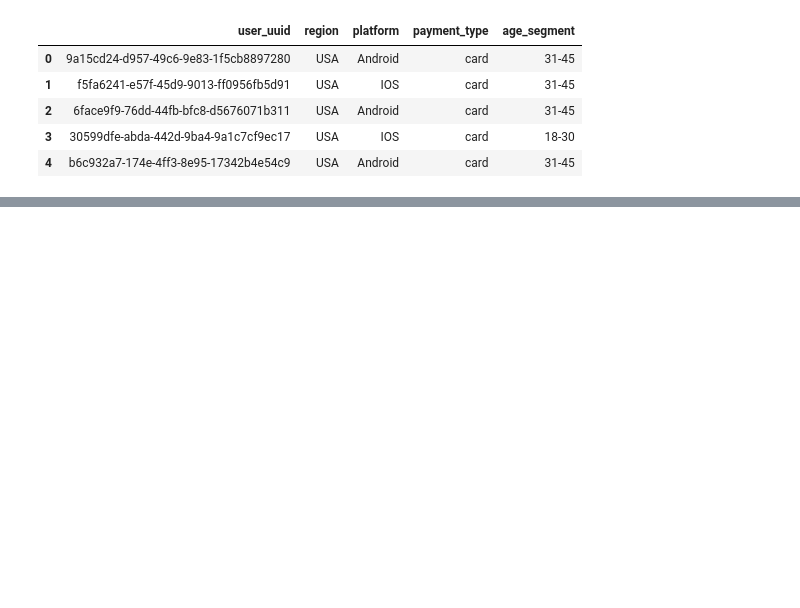
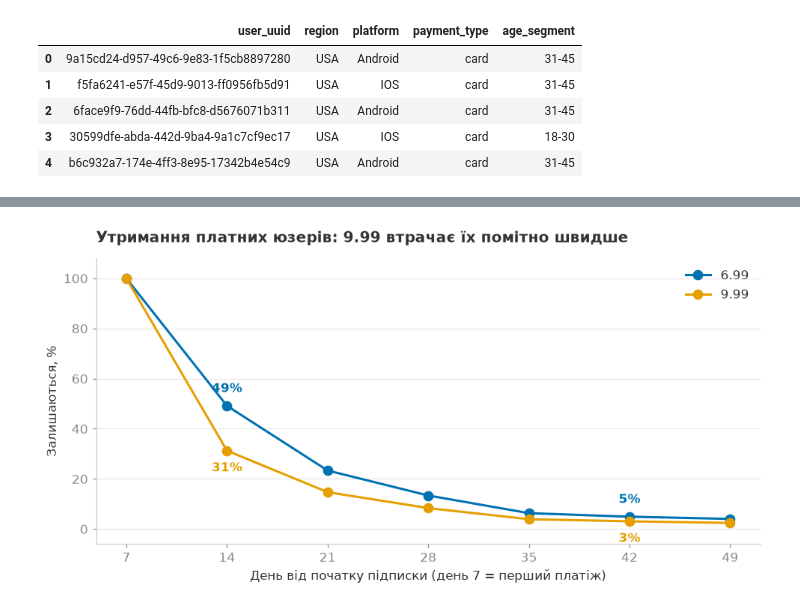
Before and after one commit to Trigger111/amo-case-nepop, a Jupyter notebook: amo_case_analysis.ipynb, the cells around one changed output, grey strips where cells are left out. Saved outputs shown, nothing was run; the diff lists cells and outputs as text; code cells hidden in the pictures; blank space fills up the shorter version.

```diff
--- a/amo_case_analysis.ipynb
+++ b/amo_case_analysis.ipynb
@@ -474,0 +708,17 @@ conclusion_task1.md
+# %%
+b = ltv.loc['weekly 6.99']; t = ltv.loc['weekly 9.99']
+pay_b, pay_t = b['списань_сер'], t['списань_сер']
+
+naive   = b['LTV'] * (9.99 / 6.99)                       # якби ВСЕ зросло на 42.9%
+only_pr = pay_b*9.99 + b['otp'] - b['рефанди']*(9.99/6.99) - b['чарджбеки']*(39.99/36.99)
+
+steps = {
+    'механіка (OTP $15 не росте)':  naive - only_pr,
+    'retention (менше списань)':    (pay_b - pay_t) * 9.99,
+    'канібалізація OTP':            b['otp'] - t['otp'],
+    'ріст рефандів':                t['рефанди'] - b['рефанди']*(9.99/6.99),
+    'ріст чарджбеків':              t['чарджбеки'] - b['чарджбеки']*(39.99/36.99),
+}
+dec = pd.Series(steps).round(2).sort_values(ascending=False)
+display(dec)
+print(f"наївний LTV {naive:.2f} − втрати {dec.sum():.2f} = факт {t['LTV']:.2f}")
@@ -474,0 +733,70 @@ conclusion_task1.md
+# %%
+# Палітра Okabe–Ito — стійка до дальтонізму
+C699, C999, CLOSS, CINK, CMUT = '#0072B2', '#E69F00', '#D55E00', '#333333', '#888888'
+plt.rcParams.update({'figure.dpi':110, 'font.size':11,
+    'axes.spines.top':False, 'axes.spines.right':False, 'axes.edgecolor':'#cccccc',
+    'text.color':CINK, 'axes.labelcolor':CINK, 'xtick.color':CMUT, 'ytick.color':CMUT,
+    'grid.color':'#e8e8e8', 'grid.linewidth':0.8})
+
+# ---------- 1. Криві утримання ----------
+fig, ax = plt.subplots(figsize=(9, 4.6))
+ax.plot(ret.index, ret['weekly 6.99'], marker='o', ms=8, lw=2, color=C699, label='6.99', zorder=3)
+ax.plot(ret.index, ret['weekly 9.99'], marker='o', ms=8, lw=2, color=C999, label='9.99', zorder=3)
+for d in [14, 42]:
+    ax.annotate(f"{ret.loc[d,'weekly 6.99']:.0f}%", (d, ret.loc[d,'weekly 6.99']),
+                textcoords='offset points', xytext=(0,12), ha='center', color=C699, fontweight='bold')
+    ax.annotate(f"{ret.loc[d,'weekly 9.99']:.0f}%", (d, ret.loc[d,'weekly 9.99']),
+                textcoords='offset points', xytext=(0,-18), ha='center', color=C999, fontweight='bold')
+ax.set_title('Утримання платних юзерів: 9.99 втрачає їх помітно швидше', fontweight='bold', pad=14, loc='left')
+ax.set_xlabel('День від початку підписки (день 7 = перший платіж)'); ax.set_ylabel('Залишаються, %')
+ax.set_xticks(list(ret.index)); ax.set_ylim(-6, 108)
+ax.grid(axis='y'); ax.set_axisbelow(True); ax.legend(frameon=False)
+plt.tight_layout(); plt.show()
+
+# ---------- 2. Водоспад: куди зник ріст ----------
+short = {'механіка (OTP $15 не росте)':'механіка\nOTP', 'retention (менше списань)':'retention',
+         'канібалізація OTP':'канібал.\nOTP', 'ріст рефандів':'рефанди', 'ріст чарджбеків':'чарджбеки'}
+d_p = dec.rename(index=short)
+b, t = ltv.loc['weekly 6.99'], ltv.loc['weekly 9.99']
+naive = b['LTV'] * (9.99 / 6.99)
+
+labels = ['Очікування\n+42.9%'] + list(d_p.index) + ['Факт']
+run, bottoms, heights = naive, [0], [naive]
+for v in -d_p.values:
+    bottoms.append(run + v); heights.append(-v); run += v
+bottoms.append(0); heights.append(t['LTV'])
+
+fig, ax = plt.subplots(figsize=(10, 5))
+ax.bar(range(len(labels)), heights, bottom=bottoms, width=0.62,
+       color=[CMUT] + [CLOSS]*len(d_p) + [C999], zorder=3)
+for i, (bt, h) in enumerate(zip(bottoms, heights)):
+    txt = f"\\${naive:.2f}" if i == 0 else (f"\\${t['LTV']:.2f}" if i == len(labels)-1 else f"−\\${h:.2f}")
+    ax.annotate(txt, (i, bt+h), textcoords='offset points', xytext=(0,6),
+                ha='center', fontweight='bold', fontsize=10)
+ax.axhline(b['LTV'], ls='--', lw=1.4, color=C699, zorder=2)
+ax.annotate(f"LTV 6.99 = \\${b['LTV']:.2f}", (len(labels)-0.45, b['LTV']), textcoords='offset points',
+            xytext=(0,6), ha='right', color=C699, fontsize=10, fontweight='bold')
+ax.set_xticks(range(len(labels))); ax.set_xticklabels(labels, fontsize=9.5)
+ax.set_title(f"Куди зник ріст: очікували \\${naive:.2f}, отримали \\${t['LTV']:.2f}",
+             fontweight='bold', pad=14, loc='left')
+ax.set_ylabel('LTV на юзера, \\$'); ax.set_ylim(0, naive*1.15)
+ax.grid(axis='y'); ax.set_axisbelow(True)
+plt.tight_layout(); plt.show()
+
+# ---------- 3. LTV по регіонах ----------
+seg = full.pivot_table(index='region', columns='product', values='LTV', aggfunc='mean').round(2)
+seg['ріст_%'] = (100*(seg['weekly 9.99']/seg['weekly 6.99'] - 1)).round(1)
+seg = seg.sort_values('ріст_%')
+fig, ax = plt.subplots(figsize=(9, 4.6)); x = np.arange(len(seg)); w = 0.36
+ax.bar(x-w/2, seg['weekly 6.99'], w, color=C699, label='6.99', zorder=3)
+ax.bar(x+w/2, seg['weekly 9.99'], w, color=C999, label='9.99', zorder=3)
+for i, (_, r) in enumerate(seg.iterrows()):
+    ax.annotate(f"{r['ріст_%']:+.1f}%", (i, max(r['weekly 6.99'], r['weekly 9.99'])),
+                textcoords='offset points', xytext=(0,8), ha='center', fontweight='bold', color=CINK)
+ax.set_xticks(x); ax.set_xticklabels(seg.index)
+ax.set_title('Ріст LTV по регіонах: EU на 9.99 у мінусі', fontweight='bold', pad=14, loc='left')
+ax.set_ylabel('LTV на юзера, \\$'); ax.set_ylim(0, seg[['weekly 6.99','weekly 9.99']].max().max()*1.18)
+ax.grid(axis='y'); ax.set_axisbelow(True); ax.legend(frameon=False)
+plt.tight_layout(); plt.show()
+# %% [output]
+[figure, added]
```
Also changed, not shown: parts of 47 cells of this notebook, 2 other files.
